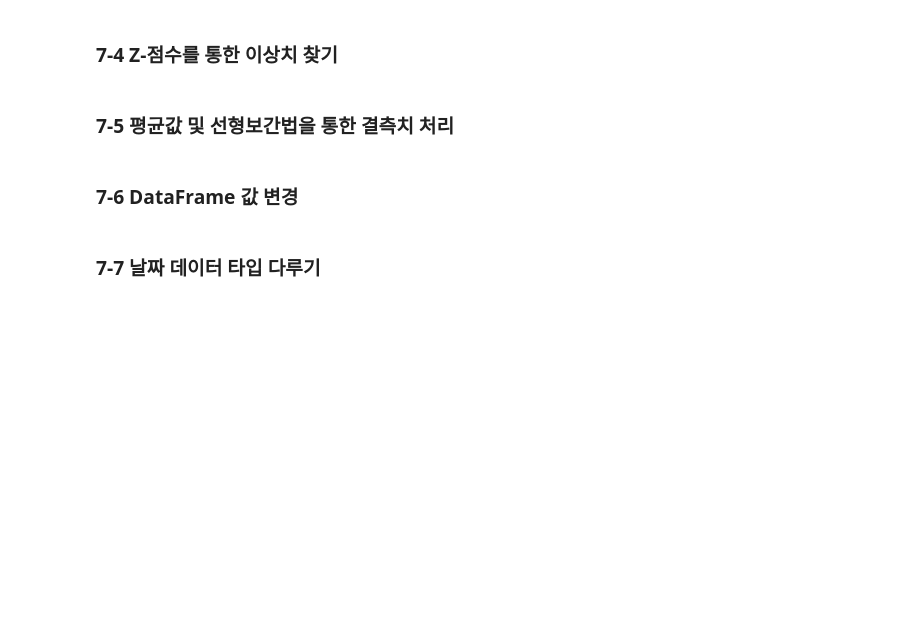
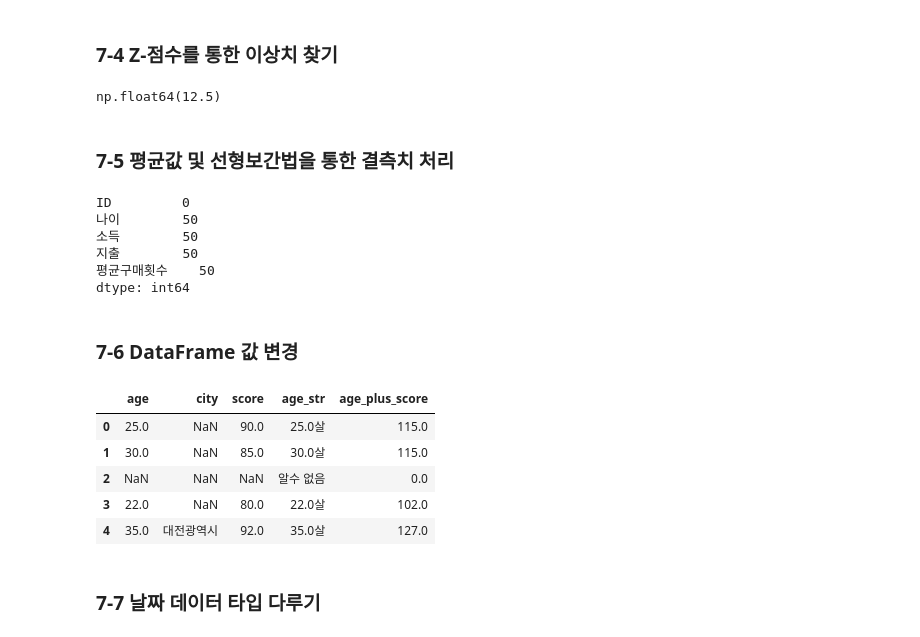
Before and after one commit to Taewookkwak-knou/Data-Analysis-with-Open-Source, a Jupyter notebook: 오픈소스_데이터_분석_7강.ipynb, the cells around one changed output. Drawn from its saved outputs; the diff is of its cells as text; code cells hidden in the pictures; blank space fills up the shorter version.

```diff
--- a/오픈소스_데이터_분석_7강.ipynb
+++ b/오픈소스_데이터_분석_7강.ipynb
@@ -102,12 +139,23 @@ df = pd.DataFrame({
 })
 
 ### Z-점수 계산
+점수_평균 = df['점수'].mean()
+점수_표준편차 = df['점수'].std()
+df['Z_점수'] = (df['점수'] - 점수_평균) / 점수_표준편차
 
+df
 ### 임계값 설정 및 이상치 여부 판단
+임계값 = 2
+df['이상치'] = df['Z_점수'].abs() > 임계값
+
+df
 
 ### 이상치 데이터 출력
-
+df[df['이상치']]
 ### 이상치 비율 출력
+df['이상치'].mean() * 100
+# %% [output]
+np.float64(12.5)
 # %% [markdown]
 ### 7-5 평균값 및 선형보간법을 통한 결측치 처리
 # %%
@@ -118,39 +166,65 @@ file_path = "raw_large_shopping_customer.csv"
 df = pd.read_csv(file_path)
 print(df.isnull().sum())
 
+# dropna 란?
 df_cleaned = df.dropna(thresh=df.shape[1] - 1)
 
 ### 나이, 소득 평균값 대치 및 결과 출력
-
+df_cleaned.loc[:, ['나이', '소득']] = df_cleaned[['나이', '소득']].fillna(df_cleaned[['나이', '소득']].mean())
 
 ### 지출, 평균구매횟수 선형보간법 적용
+df_cleaned.loc[:, ['지출', '평균구매횟수']] = df_cleaned[['지출', '평균구매횟수']].interpolate(method='linear')
 
 
 df_cleaned.to_csv("cleaned_large_shopping_customer.csv", index=False, encoding="utf-8-sig")
+# %% [output]
+ID         0
+나이        50
+소득        50
+지출        50
+평균구매횟수    50
+dtype: int64
 # %% [markdown]
 ### 7-6 DataFrame 값 변경
 # %%
 import pandas as pd
 
 data = {'age': [25, 30, None, 22, 35],
         'city': ['Seoul', None, 'Incheon', 'Seoul', 'Daejeon'],
         'score': [90, 85, None, 80, 92]}
 df = pd.DataFrame(data)
 
 ### replace를 이용한 Seoul -> 서울
+df['city'] = df['city'].replace('Seoul', '서울')
 
+### replace를 이용한 None -> 미정
+df['city'] = df['city'].replace({None: '미정', 'Incheon' : '인천'})
 ### replace를 이용한 None -> 미정, Incheon -> 인천
 
 ### map을 이용한 값 변경
 city_map = {'Seoul': '서울특별시', None: '미정', 'Incheon':'인천광역시', 'Daejeon':'대전광역시'}
+df['city'] = df['city'].map(city_map)
+df['age_str'] = df['age'].map(lambda x : f" {x}살" if pd.notna(x) else "알수 없음")
+### apply 함수를 이용한 값 변경
+def age_plus_score(row):
+    age = row['age'] if pd.notna(row['age']) else 0
+    score = row['score'] if pd.notna(row['score']) else 0
+    return age + score
 
-### apply 함수를 이용한 값 변경
-
+df['age_plus_score'] = df.apply(age_plus_score, axis=1)
 ### apply 함수를 이용한 행단위 값 변경
 
 ### loc 인덱스를 이용한 값 변경
 
 ### where 함수를 이용한 값 변경
+df
+# %% [output]
+|  | age | city | score | age_str | age_plus_score |
+| 0 | 25.0 | NaN | 90.0 | 25.0살 | 115.0 |
+| 1 | 30.0 | NaN | 85.0 | 30.0살 | 115.0 |
+| 2 | NaN | NaN | NaN | 알수 없음 | 0.0 |
+| 3 | 22.0 | NaN | 80.0 | 22.0살 | 102.0 |
+| 4 | 35.0 | 대전광역시 | 92.0 | 35.0살 | 127.0 |
 # %% [markdown]
 ### 7-7 날짜 데이터 타입 다루기
 # %%
```
Also changed, not shown: parts of 4 cells of this notebook.
